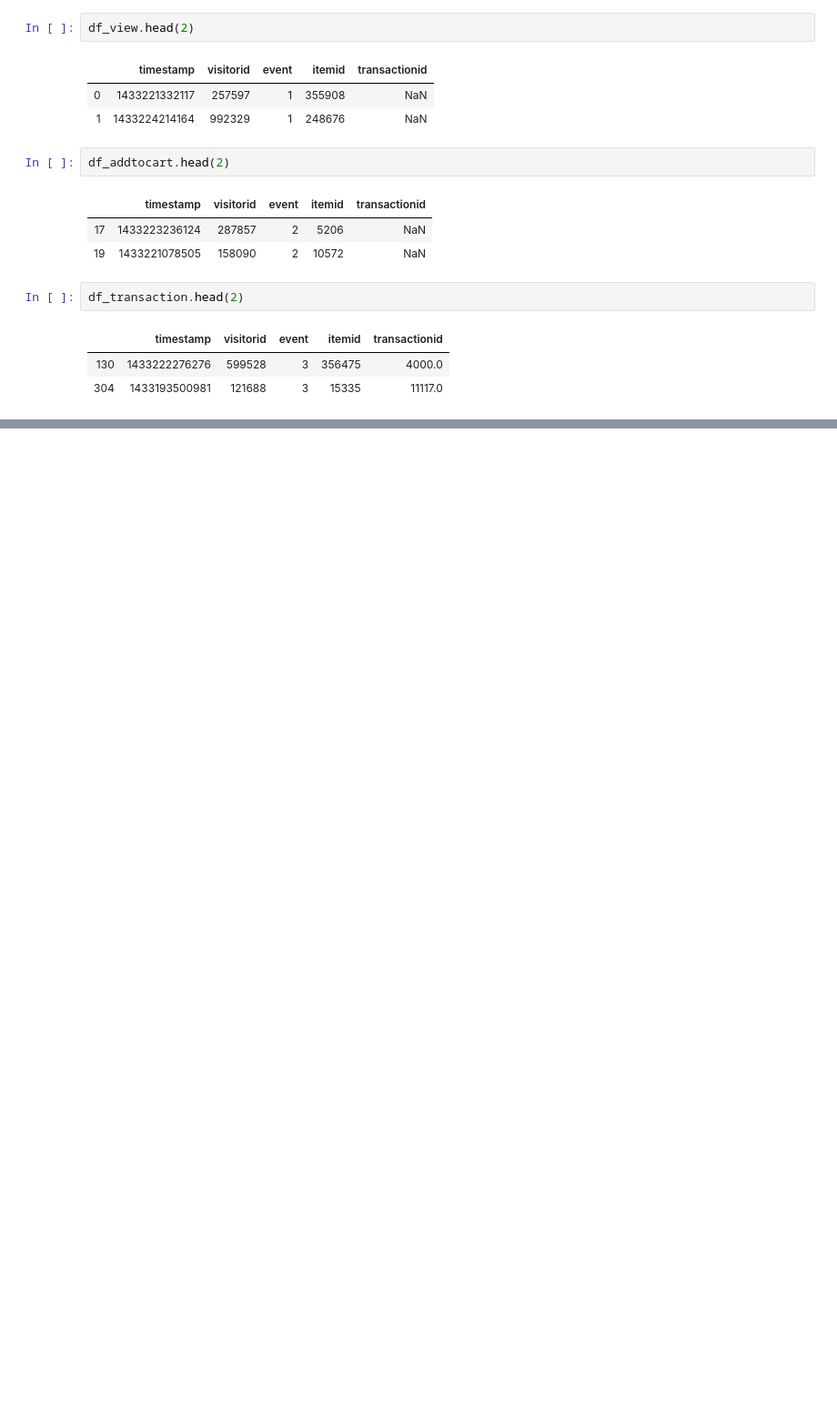
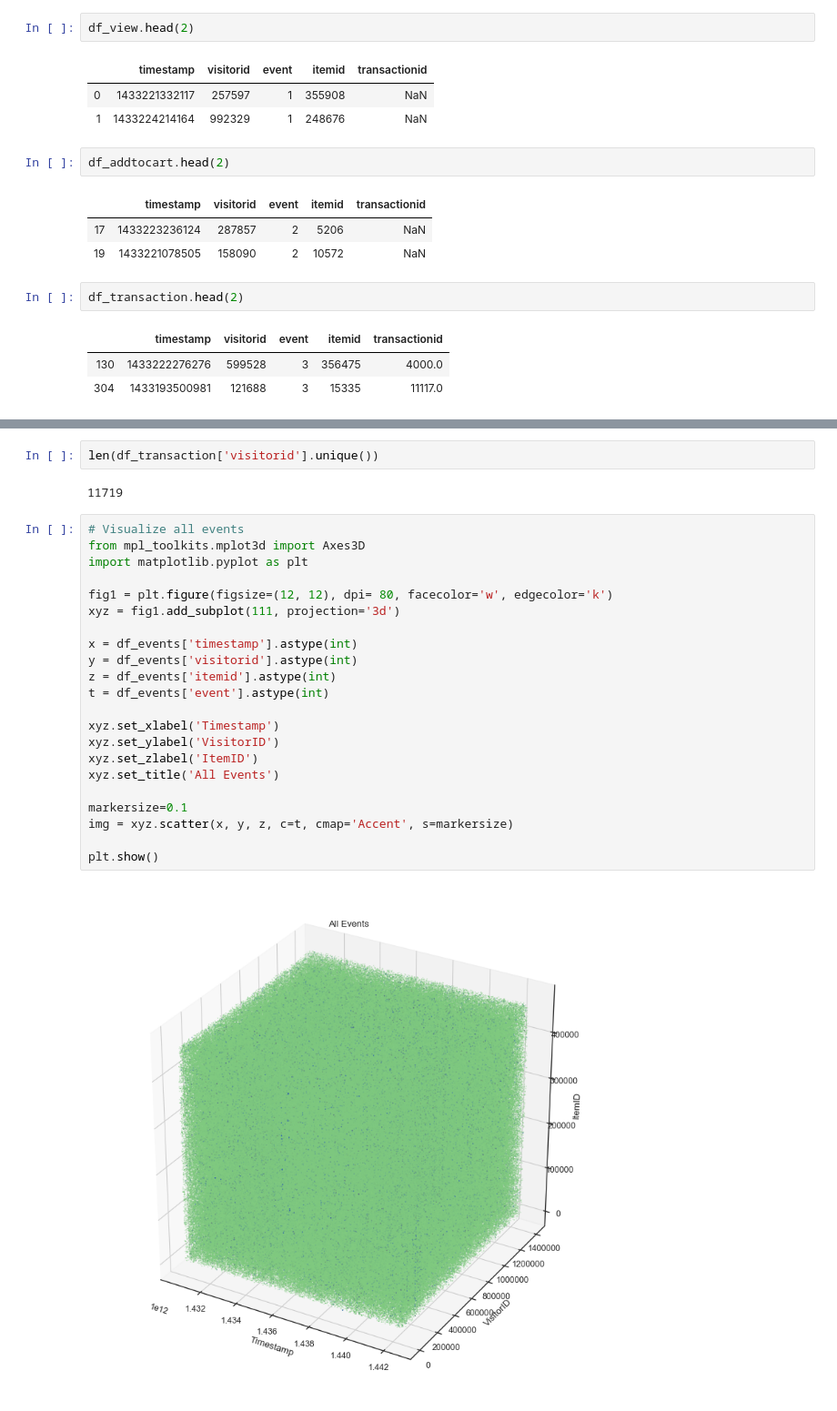
Before and after one commit to Konstantin-Orlovskiy/MSc-Project-Ecommerce, a Jupyter notebook: RetailRocket_Orgnl/balovstvo.ipynb, the cells around one changed output, grey strips where cells are left out. Shown at 91% size. Drawn from its saved outputs; the diff is of its cells as text; blank space fills up the shorter version.

```diff
--- a/RetailRocket_Orgnl/balovstvo.ipynb
+++ b/RetailRocket_Orgnl/balovstvo.ipynb
@@ -34,0 +52,28 @@ df_transaction.head(2)
+# %%
+len(df_transaction['visitorid'].unique())
+# %% [output]
+11719
+# %%
+# Visualize all events
+from mpl_toolkits.mplot3d import Axes3D
+import matplotlib.pyplot as plt
+
+fig1 = plt.figure(figsize=(12, 12), dpi= 80, facecolor='w', edgecolor='k')
+xyz = fig1.add_subplot(111, projection='3d')
+
+x = df_events['timestamp'].astype(int)
+y = df_events['visitorid'].astype(int)
+z = df_events['itemid'].astype(int)
+t = df_events['event'].astype(int)
+
+xyz.set_xlabel('Timestamp')
+xyz.set_ylabel('VisitorID')
+xyz.set_zlabel('ItemID')
+xyz.set_title('All Events')
+
+markersize=0.1
+img = xyz.scatter(x, y, z, c=t, cmap='Accent', s=markersize)
+
+plt.show()
+# %% [output]
+[figure, added]
```
Also changed, not shown: parts of 7 cells of this notebook.
